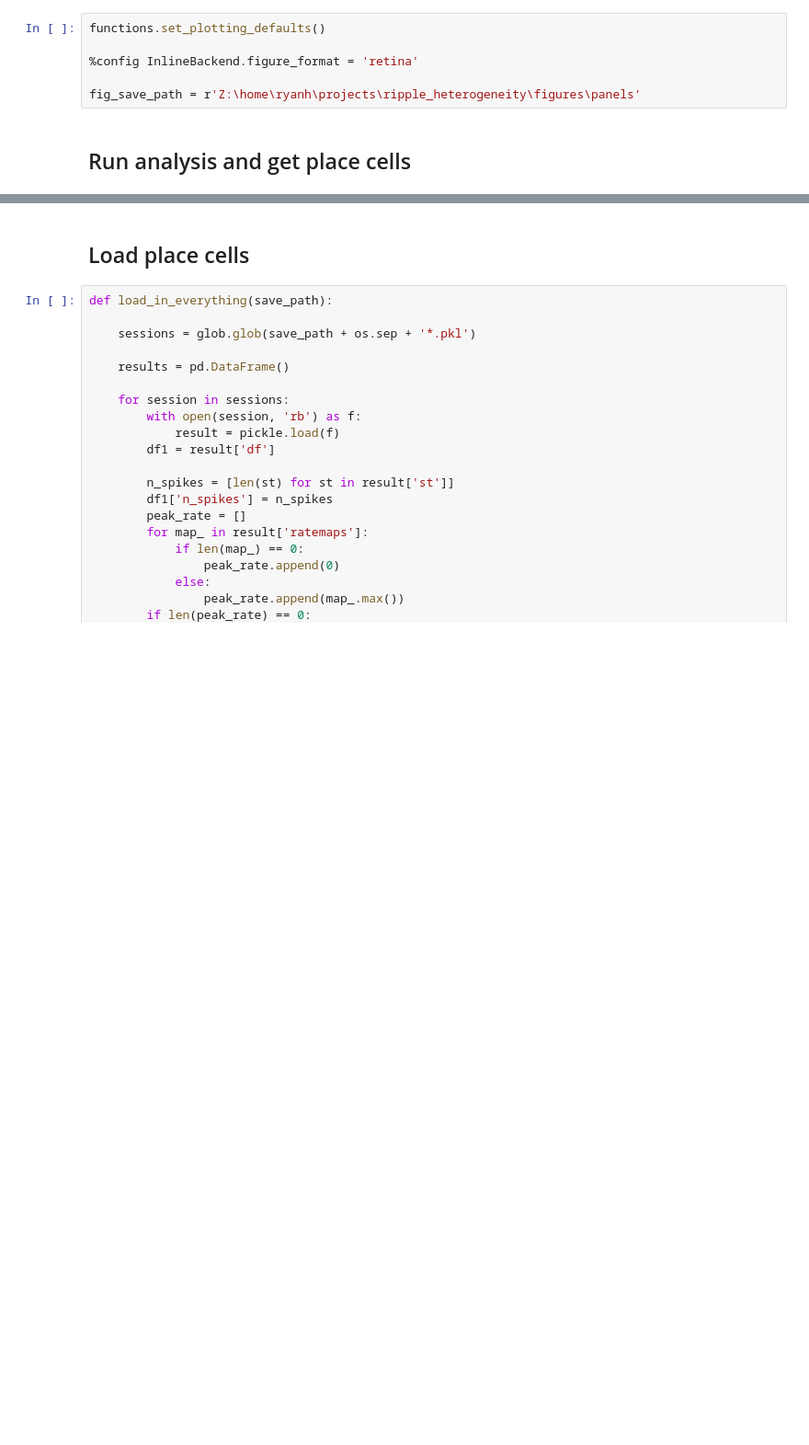
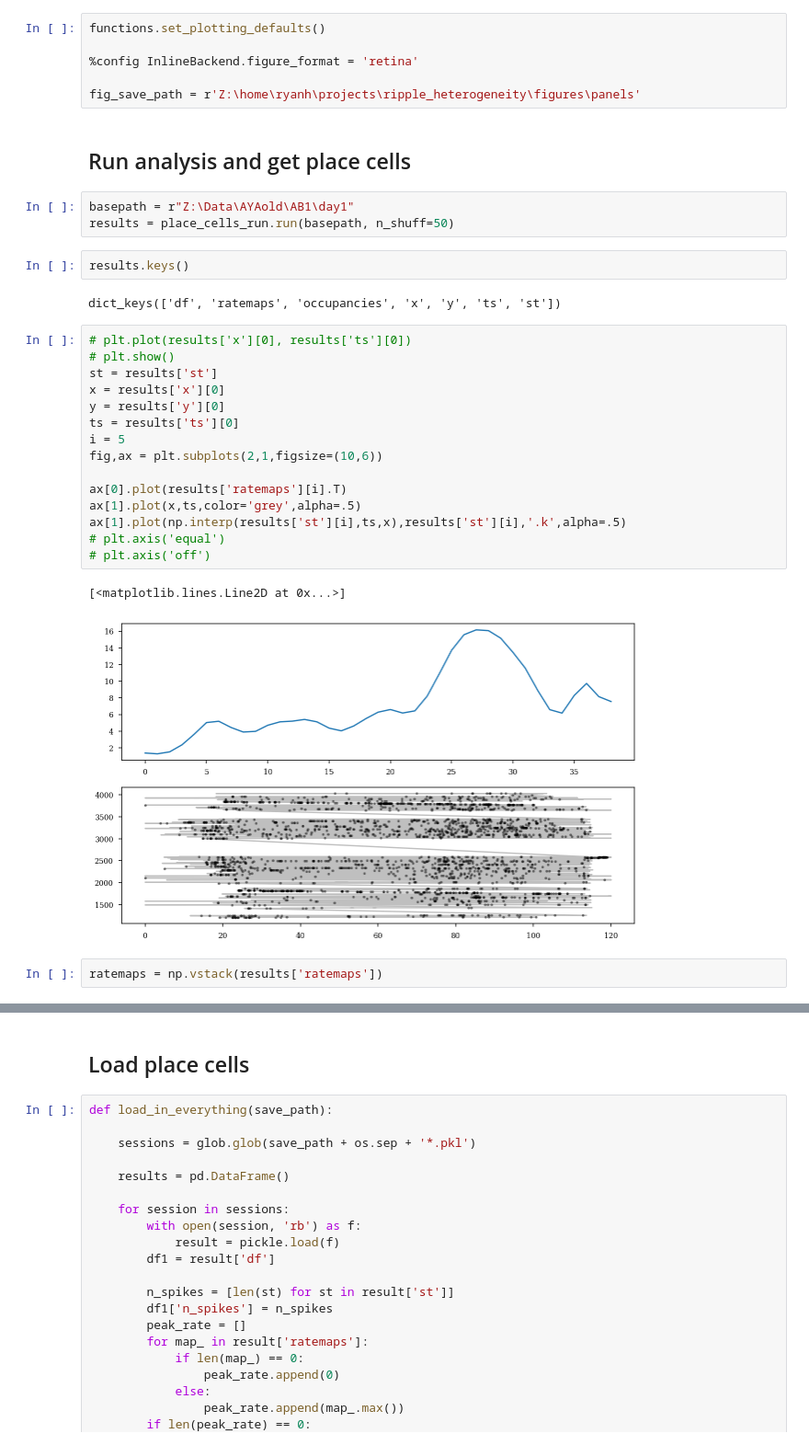
Before and after one commit to ryanharvey1/ripple_heterogeneity, a Jupyter notebook: scripts/place_cells/place_cells.ipynb, the cells around one changed output, grey strips where cells are left out. Shown at 92% size. Drawn from its saved outputs; the diff is of its cells as text; blank space fills up the shorter version.

```diff
--- a/scripts/place_cells/place_cells.ipynb
+++ b/scripts/place_cells/place_cells.ipynb
@@ -20,3 +23,30 @@ functions.set_plotting_defaults()
 fig_save_path = r'Z:\home\ryanh\projects\ripple_heterogeneity\figures\panels'
 # %% [markdown]
 ## Run analysis and get place cells
+# %%
+basepath = r"Z:\Data\AYAold\AB1\day1"
+results = place_cells_run.run(basepath, n_shuff=50)
+# %%
+results.keys()
+# %% [output]
+dict_keys(['df', 'ratemaps', 'occupancies', 'x', 'y', 'ts', 'st'])
+# %%
+# plt.plot(results['x'][0], results['ts'][0])
+# plt.show()
+st = results['st']
+x = results['x'][0]
+y = results['y'][0]
+ts = results['ts'][0]
+i = 5
+fig,ax = plt.subplots(2,1,figsize=(10,6))
+
+ax[0].plot(results['ratemaps'][i].T)
+ax[1].plot(x,ts,color='grey',alpha=.5)
+ax[1].plot(np.interp(results['st'][i],ts,x),results['st'][i],'.k',alpha=.5)
+# plt.axis('equal')
+# plt.axis('off')
+# %% [output]
+[<matplotlib.lines.Line2D at 0x...>]
+[figure, added]
+# %%
+ratemaps = np.vstack(results['ratemaps'])
```
Also changed, not shown: parts of 8 cells of this notebook, 1 other file.
